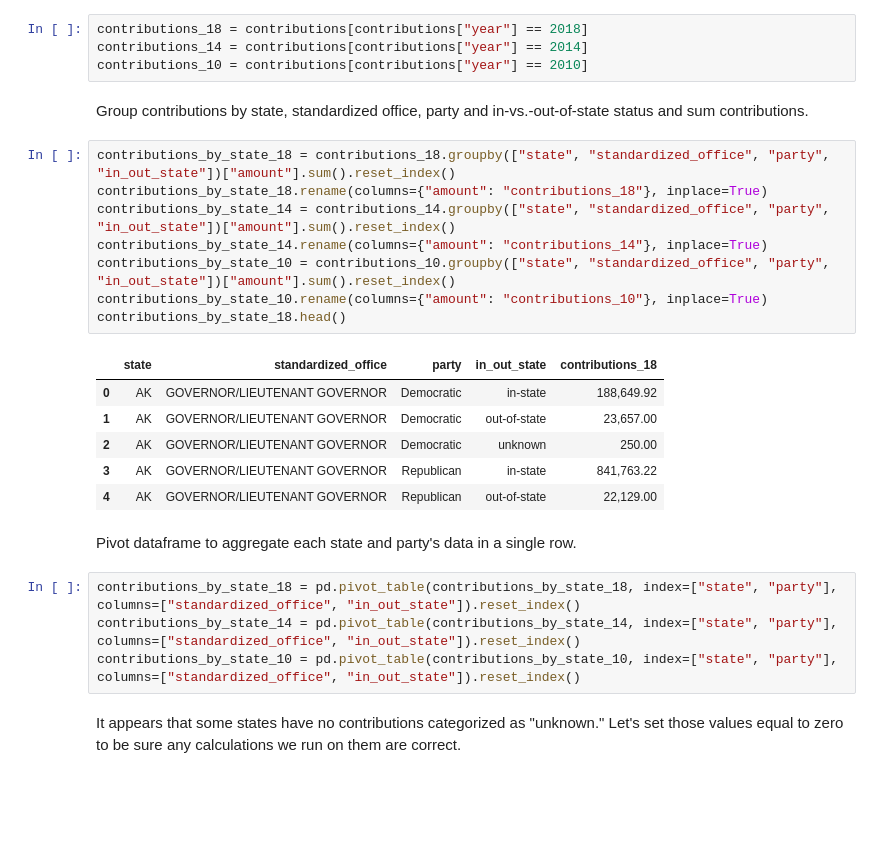
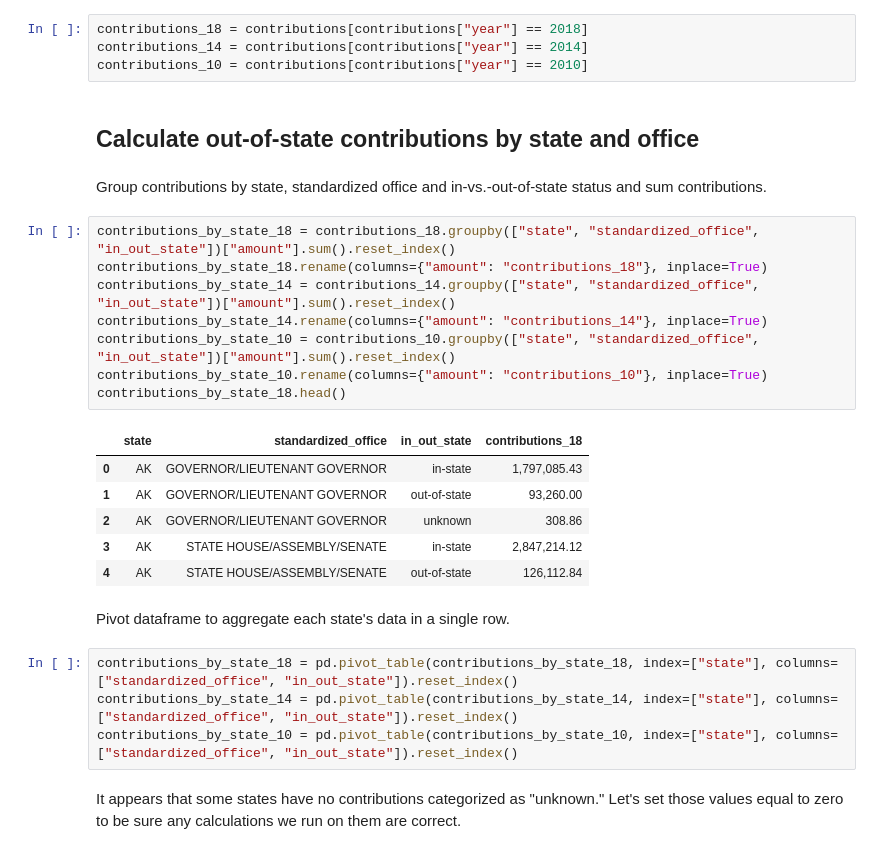
Before and after one commit to PublicI/out-of-state-contribs, a Jupyter notebook: states-analysis.ipynb, the cells around one changed output. Saved outputs shown, nothing was run; the diff lists cells and outputs as text; blank space fills up the shorter version.

```diff
--- a/states-analysis.ipynb
+++ b/states-analysis.ipynb
@@ -70,29 +68,31 @@ Filter the data by election cycle.
 contributions_18 = contributions[contributions["year"] == 2018]
 contributions_14 = contributions[contributions["year"] == 2014]
 contributions_10 = contributions[contributions["year"] == 2010]
+# %% [markdown]
+## Calculate out-of-state contributions by state and office
 # %% [markdown]
-Group contributions by state, standardized office, party and in-vs.-out-of-state status and sum contributions.
+Group contributions by state, standardized office and in-vs.-out-of-state status and sum contributions.
 # %%
-contributions_by_state_18 = contributions_18.groupby(["state", "standardized_office", "party", "in_out_state"])["amount"].sum().reset_index()
+contributions_by_state_18 = contributions_18.groupby(["state", "standardized_office", "in_out_state"])["amount"].sum().reset_index()
 contributions_by_state_18.rename(columns={"amount": "contributions_18"}, inplace=True)
-contributions_by_state_14 = contributions_14.groupby(["state", "standardized_office", "party", "in_out_state"])["amount"].sum().reset_index()
+contributions_by_state_14 = contributions_14.groupby(["state", "standardized_office", "in_out_state"])["amount"].sum().reset_index()
 contributions_by_state_14.rename(columns={"amount": "contributions_14"}, inplace=True)
-contributions_by_state_10 = contributions_10.groupby(["state", "standardized_office", "party", "in_out_state"])["amount"].sum().reset_index()
+contributions_by_state_10 = contributions_10.groupby(["state", "standardized_office", "in_out_state"])["amount"].sum().reset_index()
 contributions_by_state_10.rename(columns={"amount": "contributions_10"}, inplace=True)
 contributions_by_state_18.head()
 # %% [output]
-|  | state | standardized_office | party | in_out_state | contributions_18 |
-| 0 | AK | GOVERNOR/LIEUTENANT GOVERNOR | Democratic | in-state | 188,649.92 |
-| 1 | AK | GOVERNOR/LIEUTENANT GOVERNOR | Democratic | out-of-state | 23,657.00 |
-| 2 | AK | GOVERNOR/LIEUTENANT GOVERNOR | Democratic | unknown | 250.00 |
-| 3 | AK | GOVERNOR/LIEUTENANT GOVERNOR | Republican | in-state | 841,763.22 |
-| 4 | AK | GOVERNOR/LIEUTENANT GOVERNOR | Republican | out-of-state | 22,129.00 |
+|  | state | standardized_office | in_out_state | contributions_18 |
+| 0 | AK | GOVERNOR/LIEUTENANT GOVERNOR | in-state | 1,797,085.43 |
+| 1 | AK | GOVERNOR/LIEUTENANT GOVERNOR | out-of-state | 93,260.00 |
+| 2 | AK | GOVERNOR/LIEUTENANT GOVERNOR | unknown | 308.86 |
+| 3 | AK | STATE HOUSE/ASSEMBLY/SENATE | in-state | 2,847,214.12 |
+| 4 | AK | STATE HOUSE/ASSEMBLY/SENATE | out-of-state | 126,112.84 |
 # %% [markdown]
-Pivot dataframe to aggregate each state and party's data in a single row.
+Pivot dataframe to aggregate each state's data in a single row.
 # %%
-contributions_by_state_18 = pd.pivot_table(contributions_by_state_18, index=["state", "party"], columns=["standardized_office", "in_out_state"]).reset_index()
-contributions_by_state_14 = pd.pivot_table(contributions_by_state_14, index=["state", "party"], columns=["standardized_office", "in_out_state"]).reset_index()
-contributions_by_state_10 = pd.pivot_table(contributions_by_state_10, index=["state", "party"], columns=["standardized_office", "in_out_state"]).reset_index()
+contributions_by_state_18 = pd.pivot_table(contributions_by_state_18, index=["state"], columns=["standardized_office", "in_out_state"]).reset_index()
+contributions_by_state_14 = pd.pivot_table(contributions_by_state_14, index=["state"], columns=["standardized_office", "in_out_state"]).reset_index()
+contributions_by_state_10 = pd.pivot_table(contributions_by_state_10, index=["state"], columns=["standardized_office", "in_out_state"]).reset_index()
 # %% [markdown]
 It appears that some states have no contributions categorized as "unknown." Let's set those values equal to zero to be sure any calculations we run on them are correct.
 # %%
```
Also changed, not shown: parts of 30 cells of this notebook.
